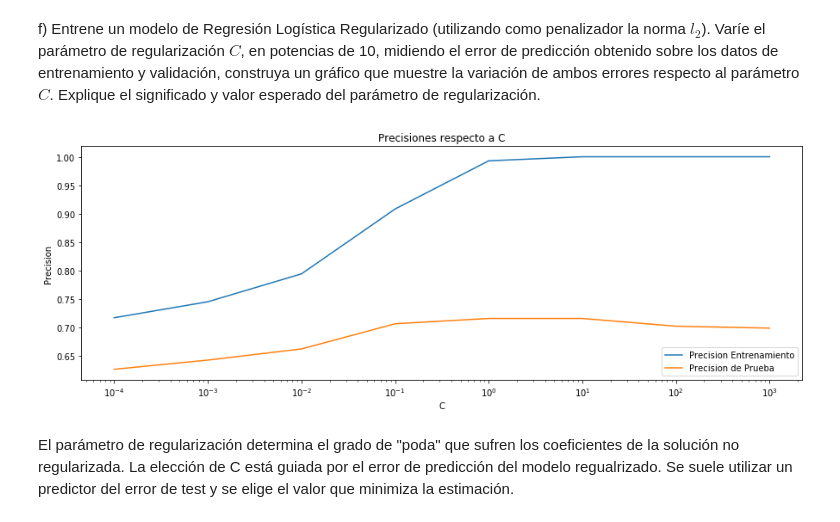
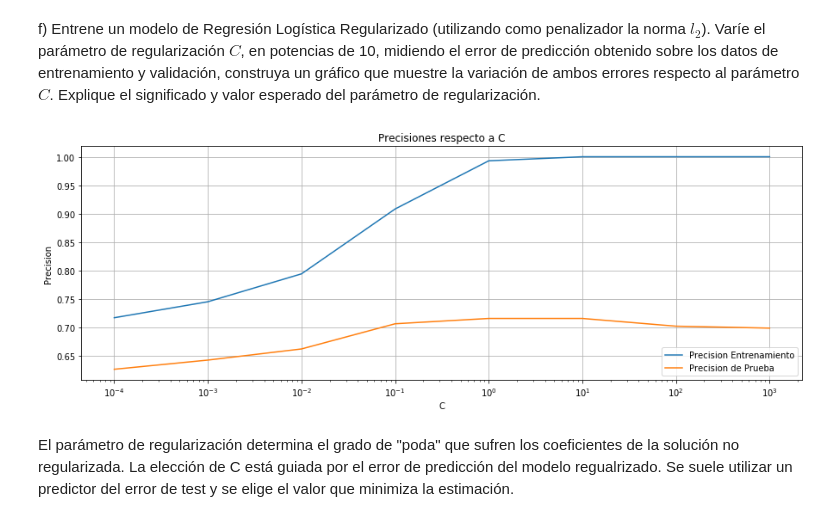
Before and after one commit to GVergaraD/Tarea2-INF393-II-2019, a Jupyter notebook: Tarea2-Sanchez-Vergara.ipynb, the cells around one changed output. Cells and saved outputs as stored; diff of their text form; code cells hidden in the pictures.

```diff
--- a/Tarea2-Sanchez-Vergara.ipynb
+++ b/Tarea2-Sanchez-Vergara.ipynb
@@ -214,34 +214,35 @@ def do_LOGIT(x,y,xv,yv, param):
     #print("Param C= ",param)
     model= LogisticRegression()
     #model= LogisticRegression(penalty='l2',C=param)
     model.set_params(C=param)
     model.fit(x,y)
     train_acc = model.score(x,y)
     test_acc = model.score(xv,yv)
     return model, train_acc, test_acc
 Cs = [10**i for i in np.arange(-4,4,dtype=float)]
 ParamC =list()
 TrainAcc = list()
 TestAcc = list()
 for i in Cs:
     model, train_acc, test_acc = do_LOGIT(features_train,labels_train,features_val,labels_val, param= i)
     #print("train_acc: ",train_acc)
     #print("test_acc: ",test_acc)
     ParamC.append(i)
     TrainAcc.append(train_acc)
     TestAcc.append(test_acc)
 
 plt.figure(figsize=(15,5))
 plt.plot(ParamC, TrainAcc,label="Precision Entrenamiento")
 plt.plot(ParamC, TestAcc, label="Precision de Prueba")
 plt.xscale('log')
 plt.title('Precisiones respecto a C')
 plt.legend(loc='lower right')
 plt.ylabel("Precision")
 plt.xlabel("C")
+plt.grid()
 plt.show()
 # %% [output]
-[figure, old version]
+[figure, new version]
 # %% [markdown]
 El parámetro de regularización determina el grado de "poda" que sufren los coeficientes de la solución no regularizada. La elección de C está guiada por el error de predicción del modelo regualrizado. Se suele utilizar un predictor del error de test y se elige el valor que minimiza la estimación.
 # %% [markdown]
```
Also changed, not shown: parts of 7 cells of this notebook.
